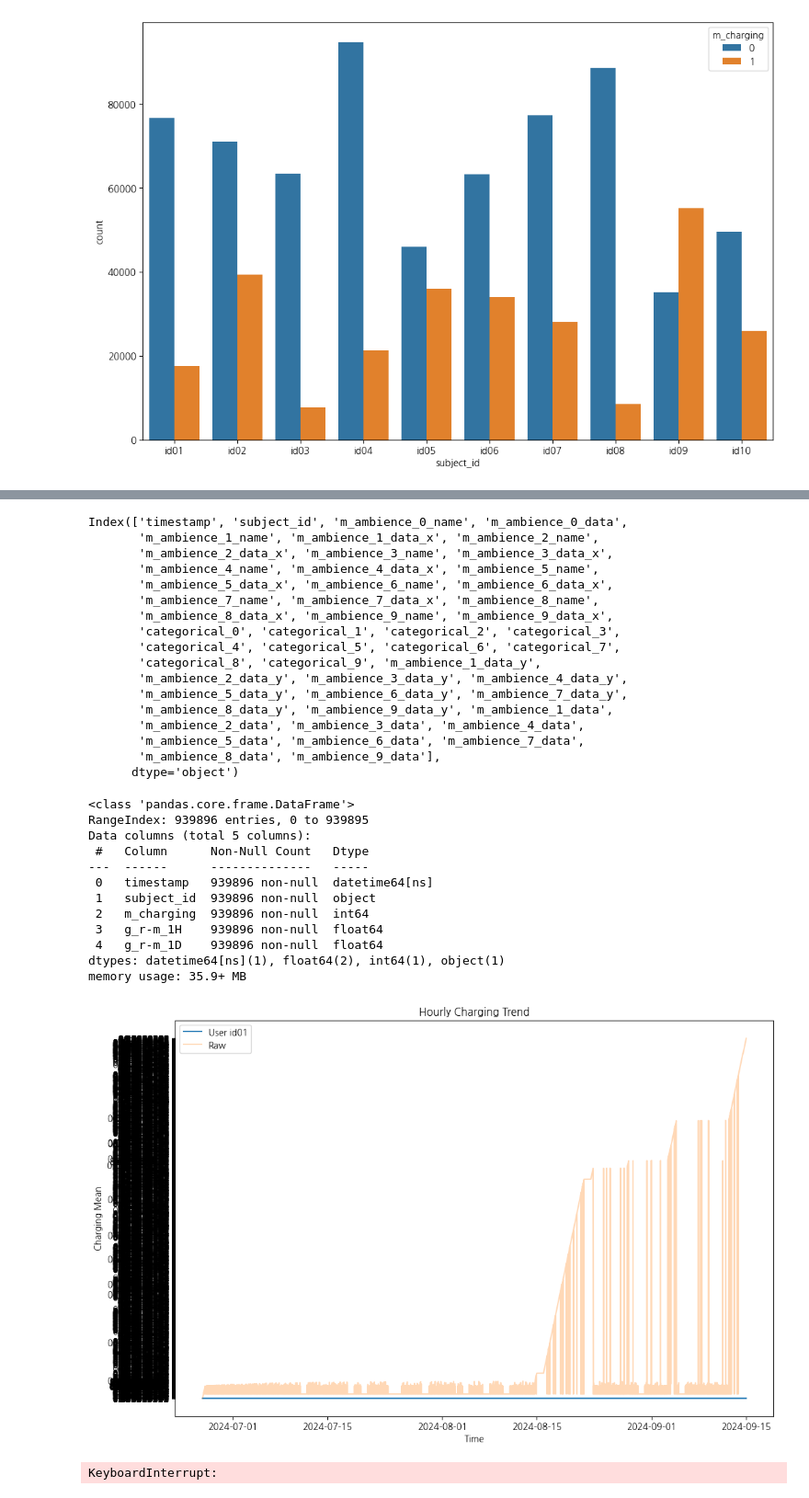
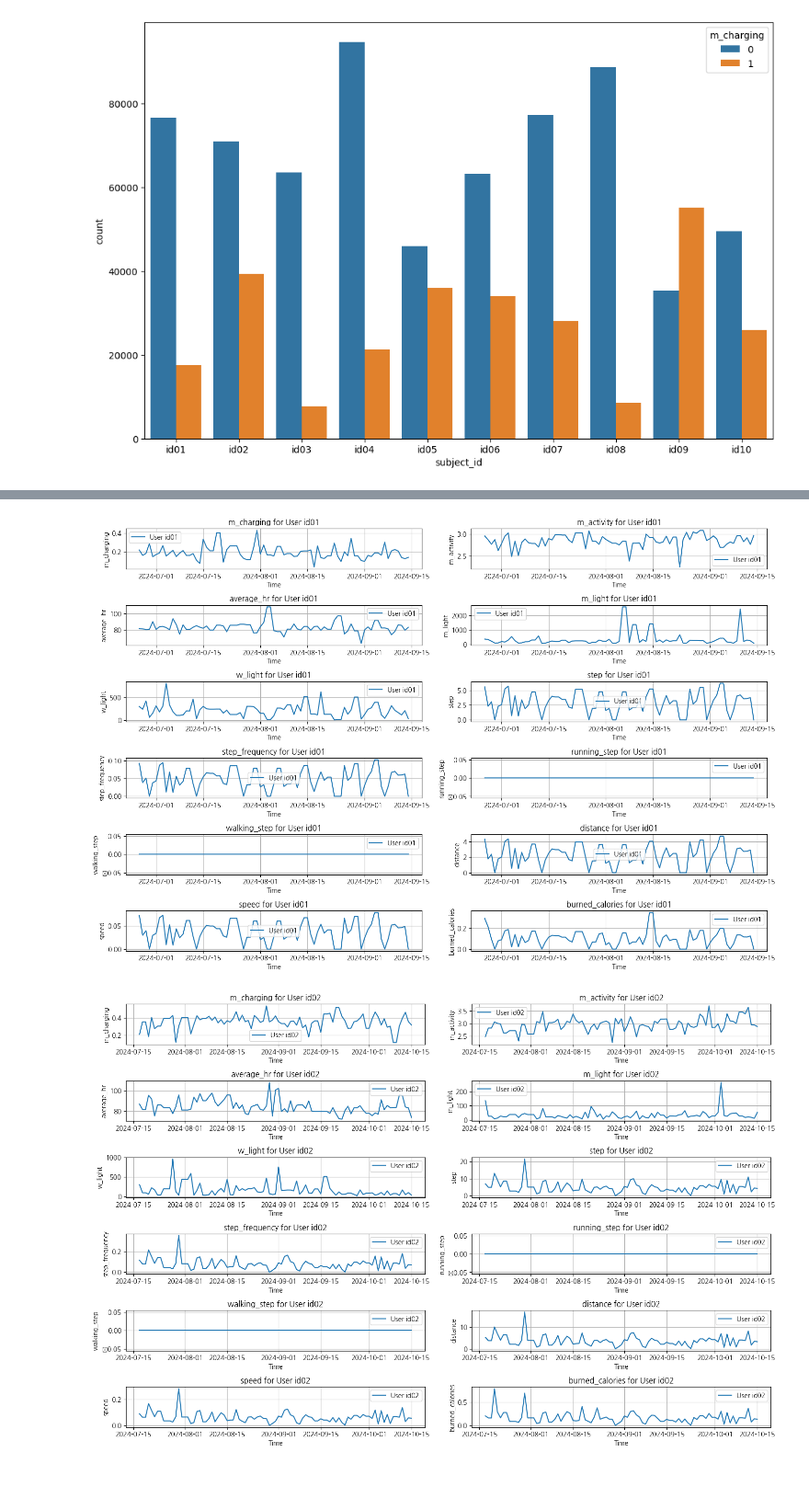
Before and after one commit to yunjun0914/dacon, a Jupyter notebook: ETRI 휴먼이해 인공지능/ETRI.ipynb, the cells around one changed output, grey strips where cells are left out. Shown at 92% size. Drawn from its saved outputs; the diff is of its cells as text; code cells hidden in the pictures.

```diff
--- a/ETRI 휴먼이해 인공지능/ETRI.ipynb
+++ b/ETRI 휴먼이해 인공지능/ETRI.ipynb
@@ -215,0 +328,4 @@ Index(['subject_id', 'timestamp', 'm_ambience_0_name', 'm_ambience_0_data',
+# %%
+merged_data = pd.concat(resample_data, axis = 1)
+merged_data.head()
+merged_data.info()
@@ -215,0 +352,6 @@ Index(['subject_id', 'timestamp', 'm_ambience_0_name', 'm_ambience_0_data',
+# %%
+merged_df = merged_data.apply(lambda group: group.fillna(method='ffill'))
+merged_df.info()
+print(merged_df.index.names)
+merged_df_index = merged_df.reset_index()
+print(merged_df_index.info())
@@ -245,48 +435,27 @@ Ambience = preprocess(ambience, data)
-# %%
-Ambience.columns
-# %% [output]
-Index(['timestamp', 'subject_id', 'm_ambience_0_name', 'm_ambience_0_data',
-       'm_ambience_1_name', 'm_ambience_1_data_x', 'm_ambience_2_name',
-       'm_ambience_2_data_x', 'm_ambience_3_name', 'm_ambience_3_data_x',
-       'm_ambience_4_name', 'm_ambience_4_data_x', 'm_ambience_5_name',
-       'm_ambience_5_data_x', 'm_ambience_6_name', 'm_ambience_6_data_x',
-       'm_ambience_7_name', 'm_ambience_7_data_x', 'm_ambience_8_name',
-       'm_ambience_8_data_x', 'm_ambience_9_name', 'm_ambience_9_data_x',
-       'categorical_0', 'categorical_1', 'categorical_2', 'categorical_3',
-       'categorical_4', 'categorical_5', 'categorical_6', 'categorical_7',
-       'categorical_8', 'categorical_9', 'm_ambience_1_data_y',
-       'm_ambience_2_data_y', 'm_ambience_3_data_y', 'm_ambience_4_data_y',
-       'm_ambience_5_data_y', 'm_ambience_6_data_y', 'm_ambience_7_data_y',
-       'm_ambience_8_data_y', 'm_ambience_9_data_y', 'm_ambience_1_data',
-       'm_ambience_2_data', 'm_ambience_3_data', 'm_ambience_4_data',
-       'm_ambience_5_data', 'm_ambience_6_data', 'm_ambience_7_data',
-       'm_ambience_8_data', 'm_ambience_9_data'],
-      dtype='object')
-# %%
-Status.info()
-# %% [output]
-<class 'pandas.core.frame.DataFrame'>
-RangeIndex: 939896 entries, 0 to 939895
-Data columns (total 5 columns):
- #   Column      Non-Null Count   Dtype
----  ------      --------------   -----
- 0   timestamp   939896 non-null  datetime64[ns]
- 1   subject_id  939896 non-null  object
- 2   m_charging  939896 non-null  int64
- 3   g_r-m_1H    939896 non-null  float64
- 4   g_r-m_1D    939896 non-null  float64
-dtypes: datetime64[ns](1), float64(2), int64(1), object(1)
-memory usage: 35.9+ MB
 # %%
-for sid, group in Ambience.groupby("subject_id"):
-    plt.figure(figsize = (12,8))
-    plt.plot(group["timestamp"], group['m_ambience_1_data_y'], label=f"User {sid}")
-    plt.plot(group["timestamp"], group['m_ambience_1_data_x'], alpha = 0.3, label = "Raw")
-    plt.xlabel("Time")
-    plt.ylabel("Charging Mean")
-    plt.title("Hourly Charging Trend")
-    plt.legend()
+cols = ['m_charging', 'm_activity', 'average_hr', 'm_light', 'w_light', 'step',
+       'step_frequency', 'running_step', 'walking_step', 'distance', 'speed',
+       'burned_calories']
+
+n_cols = 2
+n_rows = (len(cols) + 1) // n_cols
+
+
+for subject_id, group in merged_df_index.groupby("subject_id"):
+    fig, axes = plt.subplots(nrows=n_rows, ncols=n_cols, figsize=(15, 10))
+    axes = axes.flatten()
+
+    for i, col in enumerate(cols):
+        ax = axes[i]
+        ax.plot(group["timestamp"], group[col], label=f"User {subject_id}")
+        ax.set_xlabel("Time")
+        ax.set_ylabel(f"{col}")
+        ax.set_title(f"{col} for User {subject_id}")
+        ax.legend()
+        ax.grid(True)
+
+    plt.tight_layout()
     plt.show()
 # %% [output]
-[figure, old version]
+[figure, new version]
-KeyboardInterrupt:
+[figure, added]
```
Also changed, not shown: parts of 14 cells of this notebook.
